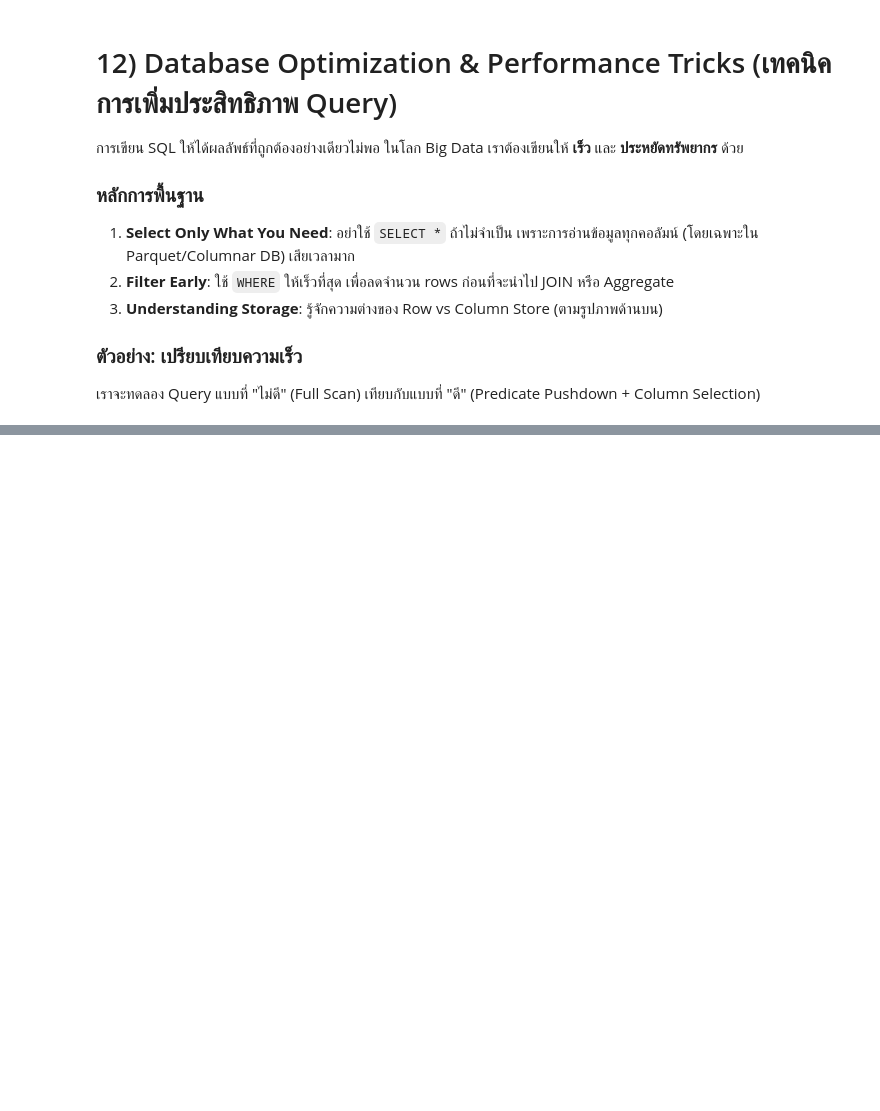
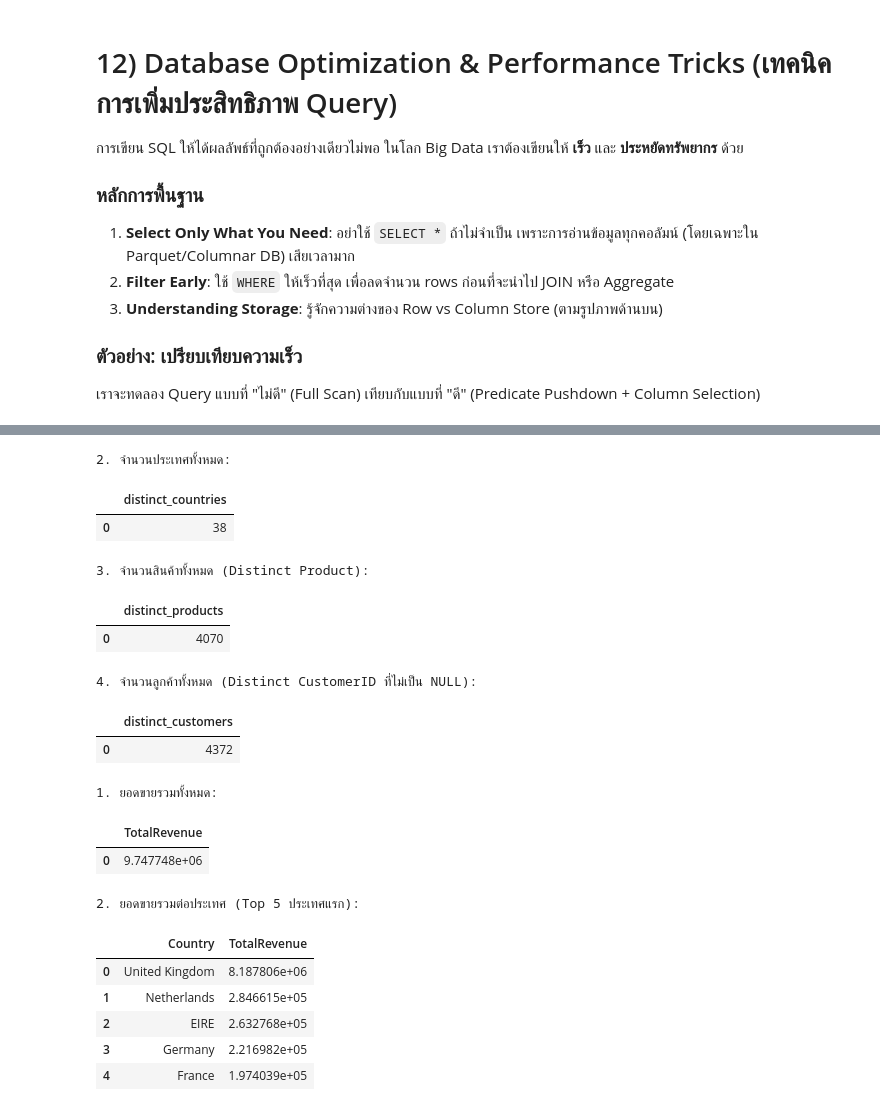
Before and after one commit to bestza01/128-356-Big-Data, a Jupyter notebook: bigdata_week3_sql_duckdb_to_spark.ipynb, the cells around one changed output, grey strips where cells are left out. Cells and saved outputs as stored; diff of their text form; code cells hidden in the pictures; blank space fills up the shorter version.

```diff
--- a/bigdata_week3_sql_duckdb_to_spark.ipynb
+++ b/bigdata_week3_sql_duckdb_to_spark.ipynb
@@ -822,0 +1010,72 @@ spark.sql(spark_sql).show()
+# %%
+# 2. มีทั้งหมดกี่ประเทศ
+sql_distinct_countries = """
+SELECT COUNT(DISTINCT Country) AS distinct_countries
+FROM online_retail_data;
+"""
+print("\n2. จำนวนประเทศทั้งหมด:")
+display(con.execute(sql_distinct_countries).df())
+# %% [output]
+2. จำนวนประเทศทั้งหมด:
+|  | distinct_countries |
+| 0 | 38 |
+# %%
+# 3. มีสินค้าทั้งหมดกี่รายการ
+sql_distinct_products = """
+SELECT COUNT(DISTINCT StockCode) AS distinct_products
+FROM online_retail_data;
+"""
+print("\n3. จำนวนสินค้าทั้งหมด (Distinct Product):")
+display(con.execute(sql_distinct_products).df())
+# %% [output]
+3. จำนวนสินค้าทั้งหมด (Distinct Product):
+|  | distinct_products |
+| 0 | 4070 |
+# %%
+# 4. มีลูกค้าทั้งหมดกี่ราย (CustomerID ที่ไม่เป็น NULL)
+sql_distinct_customers = """
+SELECT COUNT(DISTINCT CustomerID) AS distinct_customers
+FROM online_retail_data
+WHERE CustomerID IS NOT NULL;
+"""
+print("\n4. จำนวนลูกค้าทั้งหมด (Distinct CustomerID ที่ไม่เป็น NULL):")
+display(con.execute(sql_distinct_customers).df())
+# %% [output]
+4. จำนวนลูกค้าทั้งหมด (Distinct CustomerID ที่ไม่เป็น NULL):
+|  | distinct_customers |
+| 0 | 4372 |
+# %%
+# Part 2: วิเคราะห์ยอดขาย
+
+# 1. ยอดขายรวมทั้งหมด
+sql_total_revenue = """
+SELECT SUM(Quantity * UnitPrice) AS TotalRevenue
+FROM online_retail_data;
+"""
+print("\n1. ยอดขายรวมทั้งหมด:")
+display(con.execute(sql_total_revenue).df())
+# %% [output]
+1. ยอดขายรวมทั้งหมด:
+|  | TotalRevenue |
+| 0 | 9.747748e+06 |
+# %%
+# 2. ยอดขายรวมต่อประเทศ Top 5 ประเทศแรก
+sql_top_countries_revenue = """
+SELECT
+    Country,
+    SUM(Quantity * UnitPrice) AS TotalRevenue
+FROM online_retail_data
+GROUP BY Country
+ORDER BY TotalRevenue DESC
+LIMIT 5;
+"""
+print("\n2. ยอดขายรวมต่อประเทศ (Top 5 ประเทศแรก):")
+display(con.execute(sql_top_countries_revenue).df())
+# %% [output]
+2. ยอดขายรวมต่อประเทศ (Top 5 ประเทศแรก):
+|  | Country | TotalRevenue |
+| 0 | United Kingdom | 8.187806e+06 |
+| 1 | Netherlands | 2.846615e+05 |
+| 2 | EIRE | 2.632768e+05 |
+| 3 | Germany | 2.216982e+05 |
+| 4 | France | 1.974039e+05 |
```
Also changed, not shown: parts of 24 cells of this notebook.
